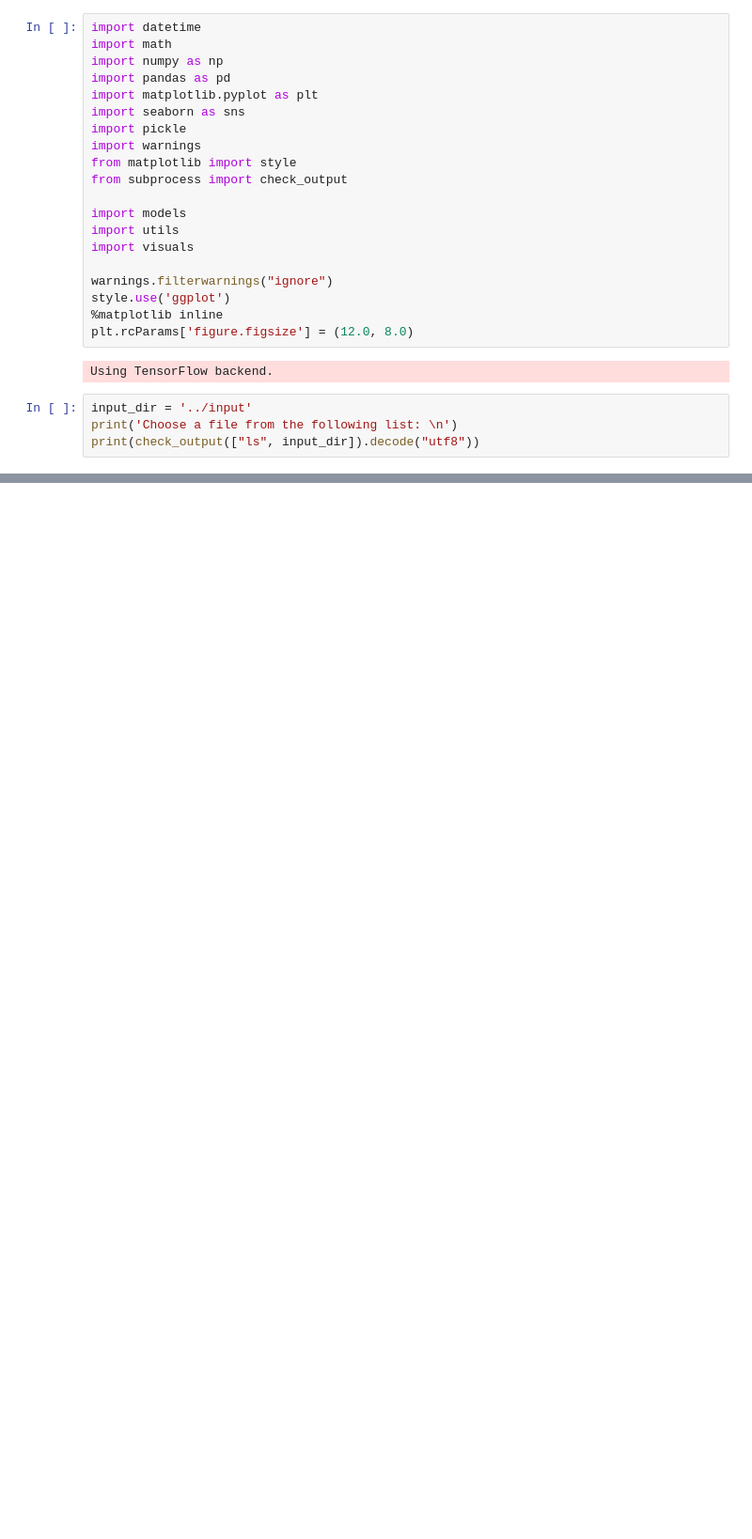
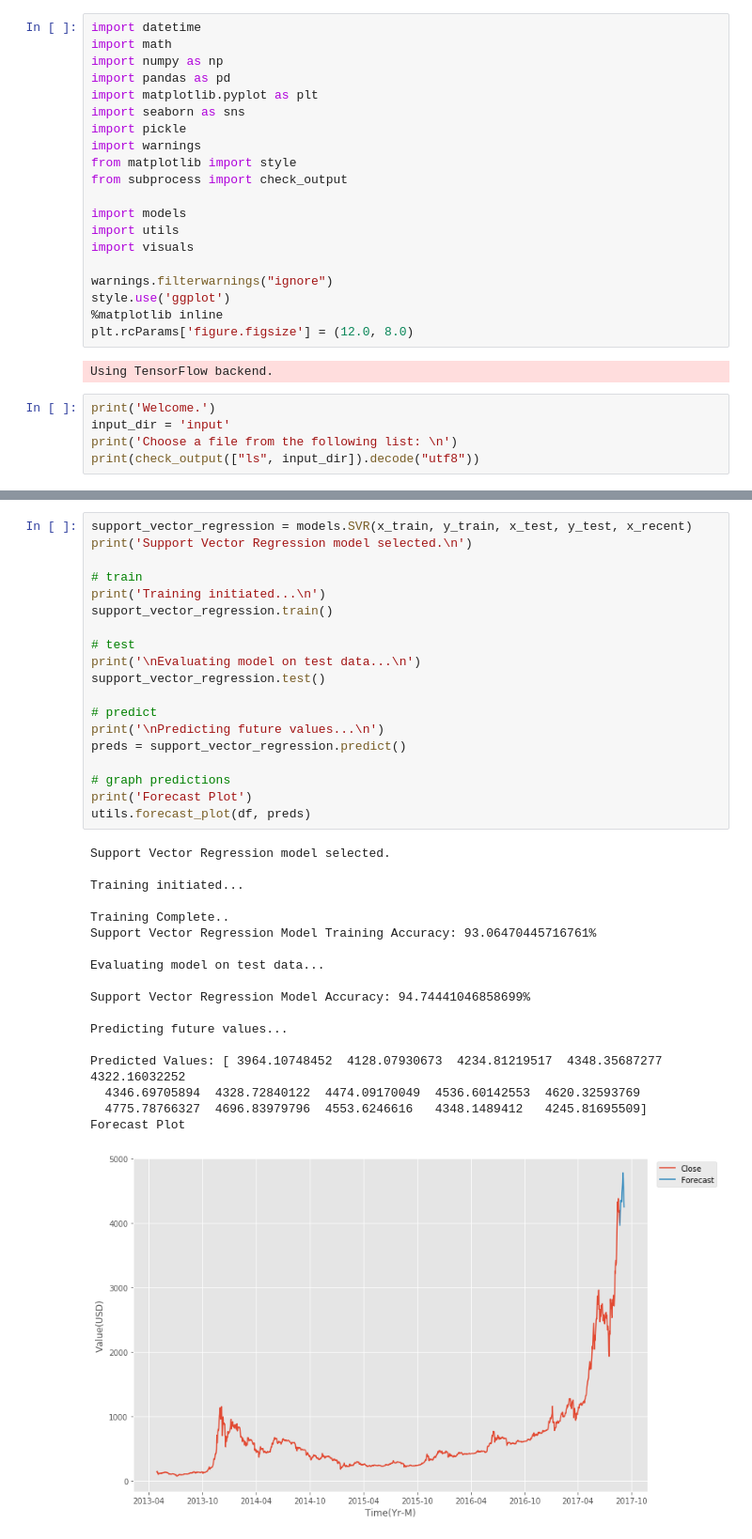
Before and after one commit to ninoxcello/mscs710-project, a Jupyter notebook: src/demo.ipynb, the cells around one changed output, grey strips where cells are left out. Shown at 94% size. Cells and saved outputs as stored; diff of their text form; blank space fills up the shorter version.

```diff
--- a/src/demo.ipynb
+++ b/src/demo.ipynb
@@ -21,7 +21,8 @@ plt.rcParams['figure.figsize'] = (12.0, 8.0)
 # %% [output]
 Using TensorFlow backend.
 # %%
-input_dir = '../input'
+print('Welcome.')
+input_dir = 'input'
 print('Choose a file from the following list: \n')
 print(check_output(["ls", input_dir]).decode("utf8"))
 # %% [output]
@@ -68,0 +92,38 @@ Test label shape: (316,)
+# %%
+support_vector_regression = models.SVR(x_train, y_train, x_test, y_test, x_recent)
+print('Support Vector Regression model selected.\n')
+
+# train
+print('Training initiated...\n')
+support_vector_regression.train()
+
+# test
+print('\nEvaluating model on test data...\n')
+support_vector_regression.test()
+
+# predict
+print('\nPredicting future values...\n')
+preds = support_vector_regression.predict()
+
+# graph predictions
+print('Forecast Plot')
+utils.forecast_plot(df, preds)
+# %% [output]
+Support Vector Regression model selected.
+
+Training initiated...
+
+Training Complete..
+Support Vector Regression Model Training Accuracy: 93.06470445716761%
+
+Evaluating model on test data...
+
+Support Vector Regression Model Accuracy: 94.74441046858699%
+
+Predicting future values...
+
+Predicted Values: [ 3964.10748452  4128.07930673  4234.81219517  4348.35687277  4322.16032252
+  4346.69705894  4328.72840122  4474.09170049  4536.60142553  4620.32593769
+  4775.78766327  4696.83979796  4553.6246616   4348.1489412   4245.81695509]
+Forecast Plot
+[figure, added]
```
Also changed, not shown: parts of 19 cells of this notebook, 48 other files.
